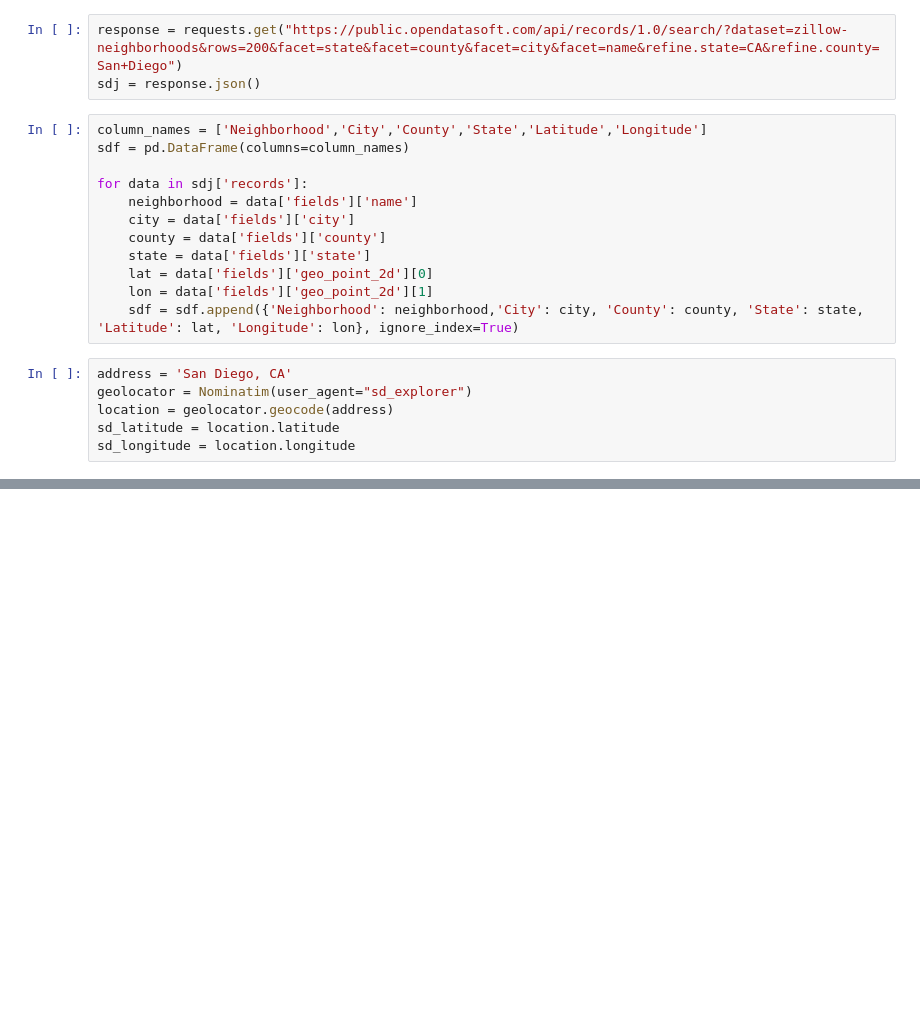
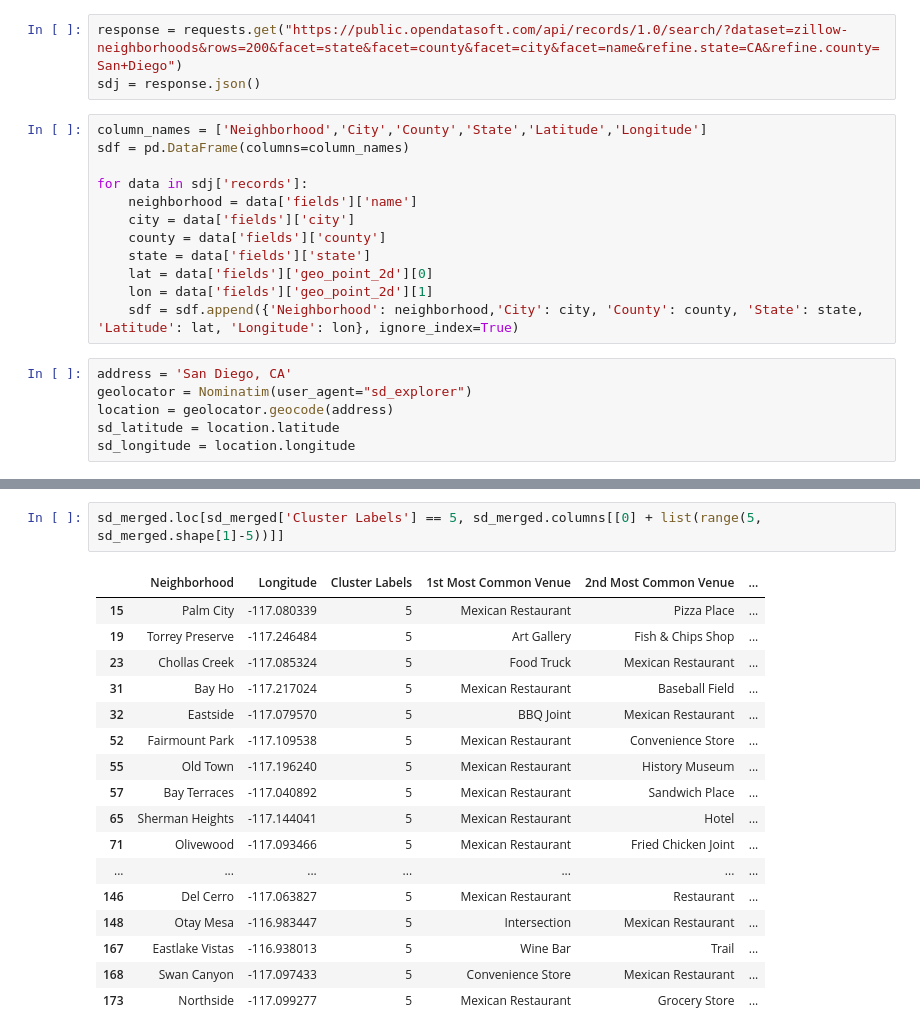
Before and after one commit to gregmusumeci/coursera_capstone, a Jupyter notebook: Battle of the Neighborhoods.ipynb, the cells around one changed output, grey strips where cells are left out. Saved outputs shown, nothing was run; the diff lists cells and outputs as text; blank space fills up the shorter version.

```diff
--- a/Battle of the Neighborhoods.ipynb
+++ b/Battle of the Neighborhoods.ipynb
@@ -66,0 +238,20 @@ VERSION = '20200227' # Foursquare API version
+# %%
+sd_merged.loc[sd_merged['Cluster Labels'] == 5, sd_merged.columns[[0] + list(range(5, sd_merged.shape[1]-5))]]
+# %% [output]
+|  | Neighborhood | Longitude | Cluster Labels | 1st Most Common Venue | 2nd Most Common Venue | ... |
+| 15 | Palm City | -117.080339 | 5 | Mexican Restaurant | Pizza Place | ... |
+| 19 | Torrey Preserve | -117.246484 | 5 | Art Gallery | Fish & Chips Shop | ... |
+| 23 | Chollas Creek | -117.085324 | 5 | Food Truck | Mexican Restaurant | ... |
+| 31 | Bay Ho | -117.217024 | 5 | Mexican Restaurant | Baseball Field | ... |
+| 32 | Eastside | -117.079570 | 5 | BBQ Joint | Mexican Restaurant | ... |
+| 52 | Fairmount Park | -117.109538 | 5 | Mexican Restaurant | Convenience Store | ... |
+| 55 | Old Town | -117.196240 | 5 | Mexican Restaurant | History Museum | ... |
+| 57 | Bay Terraces | -117.040892 | 5 | Mexican Restaurant | Sandwich Place | ... |
+| 65 | Sherman Heights | -117.144041 | 5 | Mexican Restaurant | Hotel | ... |
+| 71 | Olivewood | -117.093466 | 5 | Mexican Restaurant | Fried Chicken Joint | ... |
+| ... | ... | ... | ... | ... | ... | ... |
+| 146 | Del Cerro | -117.063827 | 5 | Mexican Restaurant | Restaurant | ... |
+| 148 | Otay Mesa | -116.983447 | 5 | Intersection | Mexican Restaurant | ... |
+| 167 | Eastlake Vistas | -116.938013 | 5 | Wine Bar | Trail | ... |
+| 168 | Swan Canyon | -117.097433 | 5 | Convenience Store | Mexican Restaurant | ... |
+| 173 | Northside | -117.099277 | 5 | Mexican Restaurant | Grocery Store | ... |
```
Also changed, not shown: parts of 21 cells of this notebook.
